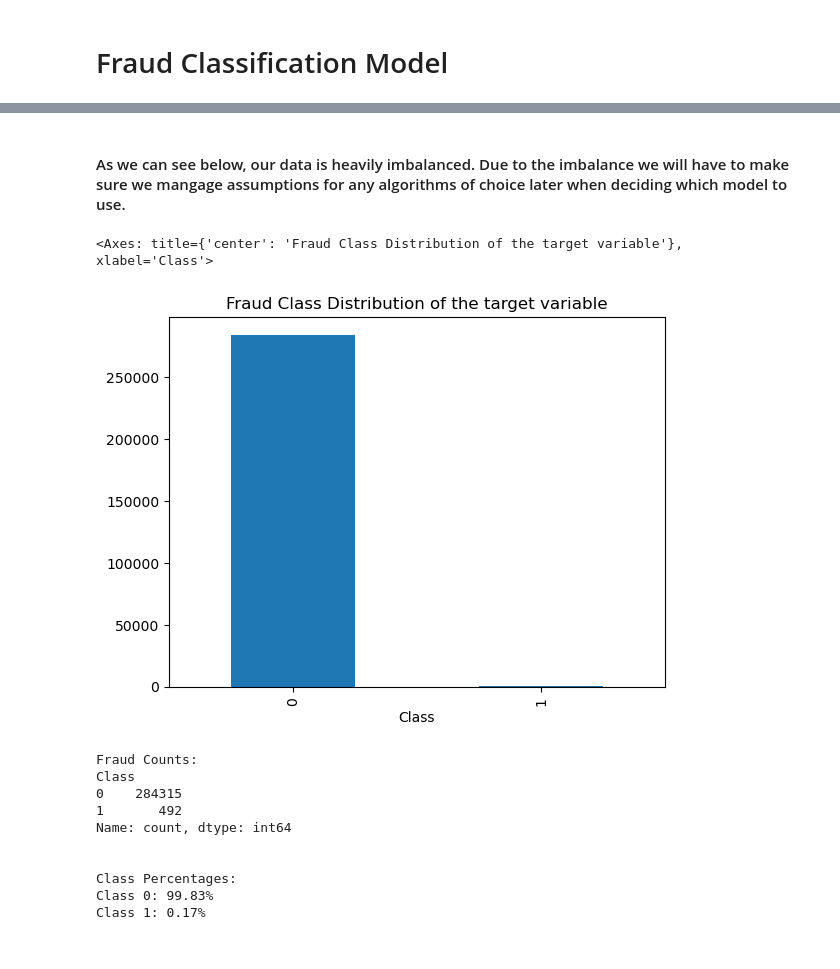
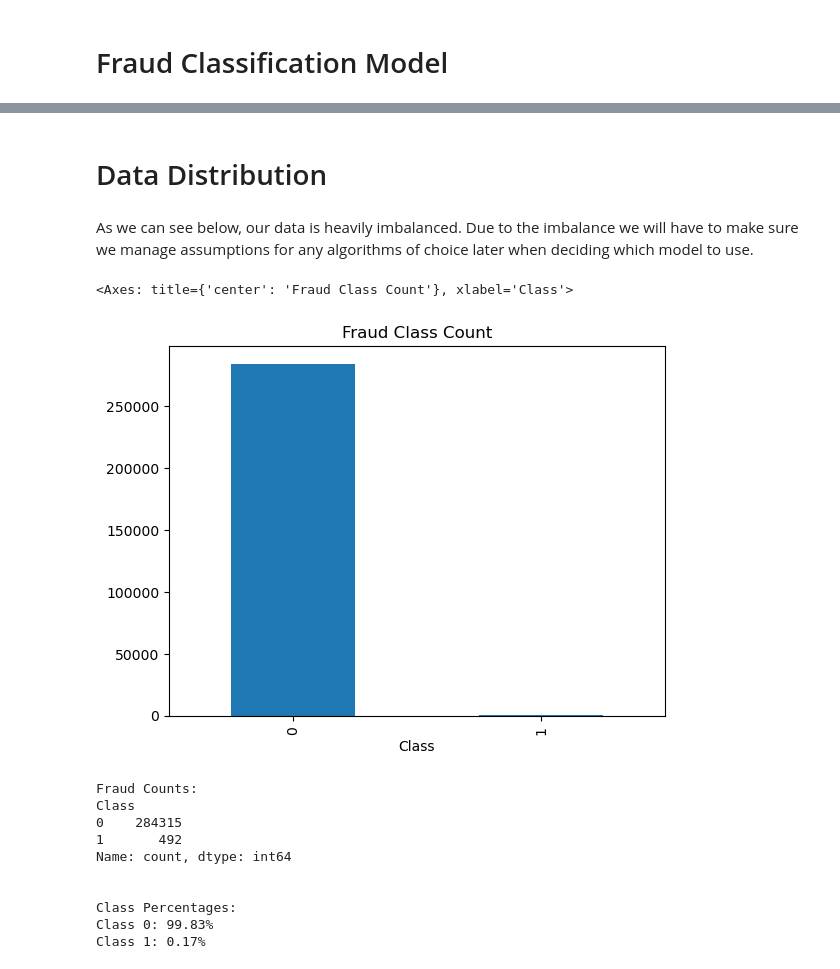
Before and after one commit to Avitia111/Fraud-Detection, a Jupyter notebook: Fraud_detection_model.ipynb, the cells around one changed output, grey strips where cells are left out. Saved outputs shown, nothing was run; the diff lists cells and outputs as text; code cells hidden in the pictures.

```diff
--- a/Fraud_detection_model.ipynb
+++ b/Fraud_detection_model.ipynb
@@ -36,10 +39,13 @@ dataDF.head()
+# %% [markdown]
+# Data Distribution
 # %% [markdown]
-#### As we can see below, our data is heavily imbalanced. Due to the imbalance we will have to make sure we mangage assumptions for any algorithms of choice later when deciding which model to use.
+As we can see below, our data is heavily imbalanced. Due to the imbalance we will have to make sure we manage assumptions for any algorithms of choice later when deciding which model to use.
 # %%
+# Creating a series to analyze the target variable.
 fraud_counts = dataDF["Class"].value_counts()
-fraud_counts.plot(kind="bar", title="Fraud Class Distribution of the target variable")
+fraud_counts.plot(kind="bar", title="Fraud Class Count")
 # %% [output]
-<Axes: title={'center': 'Fraud Class Distribution of the target variable'}, xlabel='Class'>
+<Axes: title={'center': 'Fraud Class Count'}, xlabel='Class'>
-[figure, old version]
+[figure, new version]
 # %%
 # See actuals for 'not fraud' and 'fraud'
```
Also changed, not shown: parts of 16 cells of this notebook.
